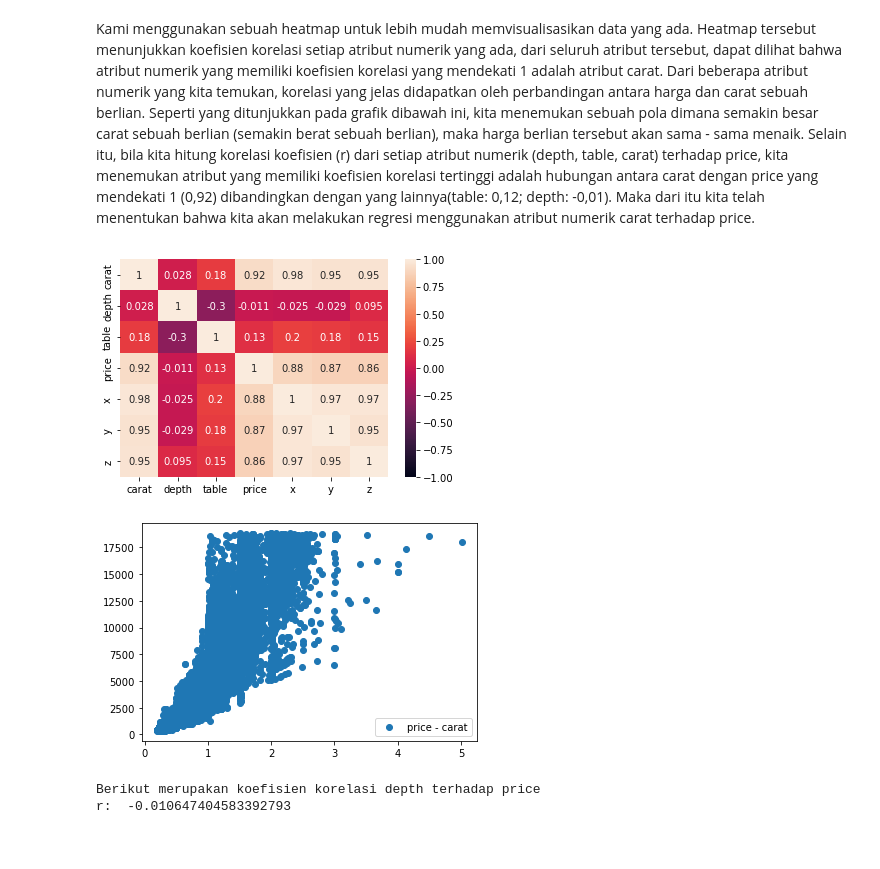
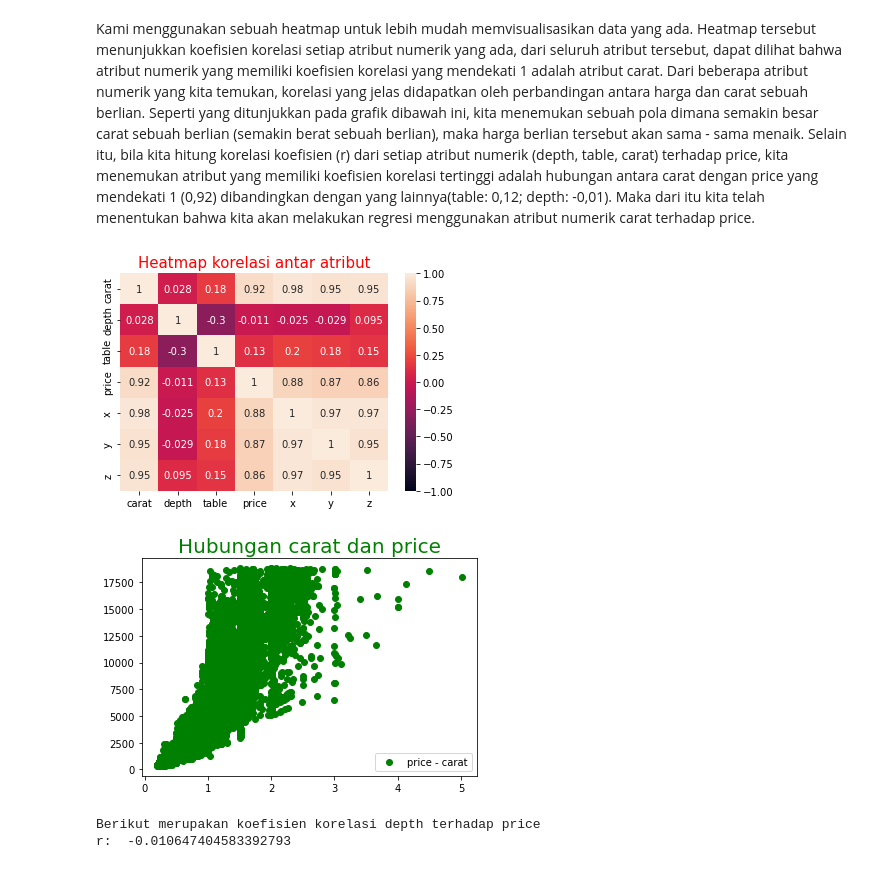
Before and after one commit to BlackArch8/Tugas-Akhir-Metode-Numerik, a Jupyter notebook: Tugas Akhir Metode Numerik-checkpoint.ipynb, the cells around one changed output. Drawn from its saved outputs; the diff is of its cells as text; code cells hidden in the pictures.

```diff
--- a/Tugas Akhir Metode Numerik-checkpoint.ipynb
+++ b/Tugas Akhir Metode Numerik-checkpoint.ipynb
@@ -14,26 +14,33 @@ Selain itu, bila kita hitung korelasi koefisien (r) dari setiap atribut numerik
 # %%
 import pandas as pd
 import numpy as np
 import matplotlib.pyplot as plt
 import math
 import seaborn as sbn
 
-data = pd.read_csv('C:/Users/LENOVO/Documents/UNPAR/Metnum/tugaslatihan/uas/diamonds.csv', usecols=['carat','cut','color','clarity','depth','table','price','x','y','z'])
+data = pd.read_csv('C:/Users/ASUS/Desktop/Numerik/Diamond/diamonds.csv', usecols=['carat','cut','color','clarity','depth','table','price','x','y','z'])
 
 carat = data["carat"].iloc[0:]
 price = data["price"].iloc[0:]
 depth = data["depth"].iloc[0:]
 table = data["table"].iloc[0:]
 
-
+#heatmap
 dataplot = sbn.heatmap(data.corr(), vmin=-1,vmax=1,annot=True)
+plt.title(label="Heatmap korelasi antar atribut",
+          fontsize=15,
+          color="red")
 
 plt.show()
 
-plt.scatter(carat,price, label = "price - carat")
+#plot hubungan antara  carat dan price
+plt.title(label="Hubungan carat dan price",
+          fontsize=20,
+          color="green")
+plt.scatter(carat,price, label = "price - carat",color='green')
 plt.legend()
 plt.show()
 # %% [output]
-[figure, old version]
+[figure, new version]
-[figure, old version]
+[figure, new version]
 # %%
```
Also changed, not shown: parts of 7 cells of this notebook.
